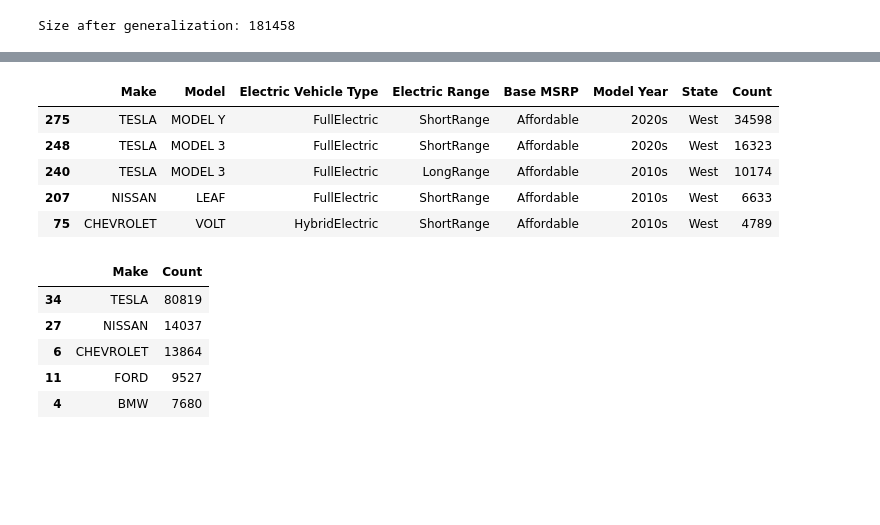
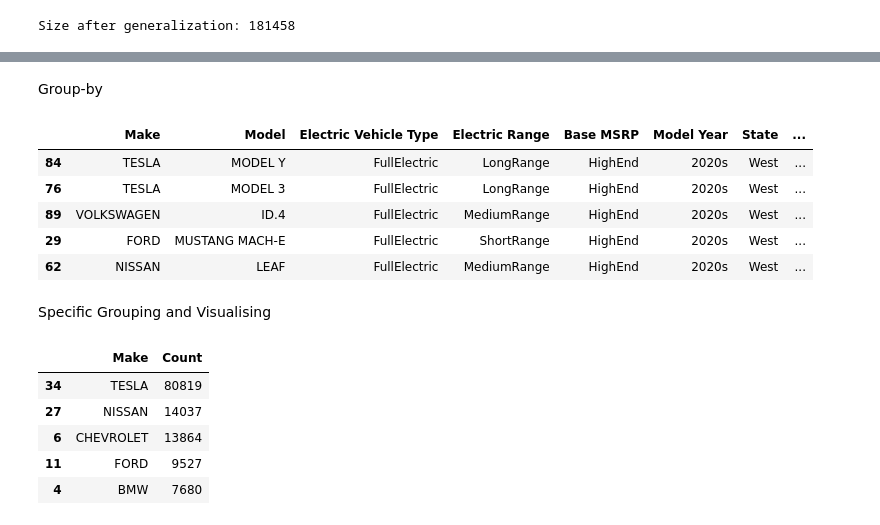
Before and after one commit to arghyawning/data-analytics-1-assignments, a Jupyter notebook: a2/assignment2 51/assignment2 51.ipynb, the cells around one changed output, grey strips where cells are left out. Drawn from its saved outputs; the diff is of its cells as text; code cells hidden in the pictures; blank space fills up the shorter version.

Commit message:
handled zero values in price and electric range; added the clean alt column, cleaned code, added some comments

```diff
--- a/a2/assignment2 51/assignment2 51.ipynb
+++ b/a2/assignment2 51/assignment2 51.ipynb
@@ -28,0 +129,9 @@ data_reduced = data[['Make', 'Model', 'Electric Vehicle Type', 'Electric Range',
+# %%
+data_reduced = replace_zeros_with_mean(
+    data_reduced, ["Make", "Model"], "Electric Range"
+)
+data_reduced = replace_zeros_with_mean(data_reduced, ["Make", "Model"], "Base MSRP")
+
+
+data_reduced["Electric Range"].value_counts()
+data_reduced["Base MSRP"].value_counts()
@@ -39,25 +168,19 @@ data_reduced.head()
 def create_concept_hierarchy(data):
     concept_hierarchy = {}
 
-    # Make
     makes = data['Make'].unique()
     concept_hierarchy['Make'] = {make: make for make in makes}
-    # Electric Vehicle Type
+
     concept_hierarchy['Electric Vehicle Type'] = {
         'Battery Electric Vehicle (BEV)': 'FullElectric',
         'Plug-in Hybrid Electric Vehicle (PHEV)': 'HybridElectric'
     }
 
-    # Electric Range
     concept_hierarchy['Electric Range'] = lambda x: 'LongRange' if x > 200 else ('MediumRange' if x > 100 else 'ShortRange')
 
-    # Base MSRP
     concept_hierarchy['Base MSRP'] = lambda x: 'HighEnd' if x > 50000 else ('MidRange' if x > 30000 else 'Affordable')
 
-    # Model Year
     concept_hierarchy['Model Year'] = lambda x: str(x // 10 * 10) + 's'  # Generalize to decades
-
-    # State
 
     regions = {
         'West': ['WA', 'OR', 'CA', 'NV', 'ID', 'MT', 'WY', 'UT', 'CO', 'AZ', 'NM'],
@@ -67,6 +190,12 @@ def create_concept_hierarchy(data):
     }
     concept_hierarchy['State'] = {state: region for region, states in regions.items() for state in states}
 
+    concept_hierarchy['Clean Alternative Fuel Vehicle (CAFV) Eligibility'] = {
+        'Clean Alternative Fuel Vehicle (CAFV) Eligible': 'Eligible',
+        'Eligibility unknown as battery range has not been researched': 'Unknown',
+        'Not eligible': 'NotEligible'
+    }
+
     return concept_hierarchy
 
 hierarchy = create_concept_hierarchy(data_reduced)
@@ -124,13 +254,31 @@ generalized_data.head()
+# %% [markdown]
+Group-by
 # %%
-# performing group by on the generalized data
-grouped_data = generalized_data.groupby(['Make', 'Model', 'Electric Vehicle Type', 'Electric Range', 'Base MSRP', 'Model Year', "State"]).size().reset_index(name='Count')
-grouped_data = grouped_data.sort_values(by='Count', ascending=False)
+grouped_data = (
+    generalized_data.groupby(
+        [
+            "Make",
+            "Model",
+            "Electric Vehicle Type",
+            "Electric Range",
+            "Base MSRP",
+            "Model Year",
+            "State",
+            "Clean Alternative Fuel Vehicle (CAFV) Eligibility",
+        ]
+    )
+    .size()
+    .reset_index(name="Count")
+)
+grouped_data = grouped_data.sort_values(by="Count", ascending=False)
 grouped_data.head()
 # %% [output]
-|  | Make | Model | Electric Vehicle Type | Electric Range | Base MSRP | Model Year | State | Count |
-| 275 | TESLA | MODEL Y | FullElectric | ShortRange | Affordable | 2020s | West | 34598 |
-| 248 | TESLA | MODEL 3 | FullElectric | ShortRange | Affordable | 2020s | West | 16323 |
-| 240 | TESLA | MODEL 3 | FullElectric | LongRange | Affordable | 2010s | West | 10174 |
-| 207 | NISSAN | LEAF | FullElectric | ShortRange | Affordable | 2010s | West | 6633 |
-| 75 | CHEVROLET | VOLT | HybridElectric | ShortRange | Affordable | 2010s | West | 4789 |
+|  | Make | Model | Electric Vehicle Type | Electric Range | Base MSRP | Model Year | State | ... |
+| 84 | TESLA | MODEL Y | FullElectric | LongRange | HighEnd | 2020s | West | ... |
+| 76 | TESLA | MODEL 3 | FullElectric | LongRange | HighEnd | 2020s | West | ... |
+| 89 | VOLKSWAGEN | ID.4 | FullElectric | MediumRange | HighEnd | 2020s | West | ... |
+| 29 | FORD | MUSTANG MACH-E | FullElectric | ShortRange | HighEnd | 2020s | West | ... |
+| 62 | NISSAN | LEAF | FullElectric | MediumRange | HighEnd | 2020s | West | ... |
+# %% [markdown]
+Specific Grouping and Visualising
 # %%
```
Also changed, not shown: parts of 31 cells of this notebook.
